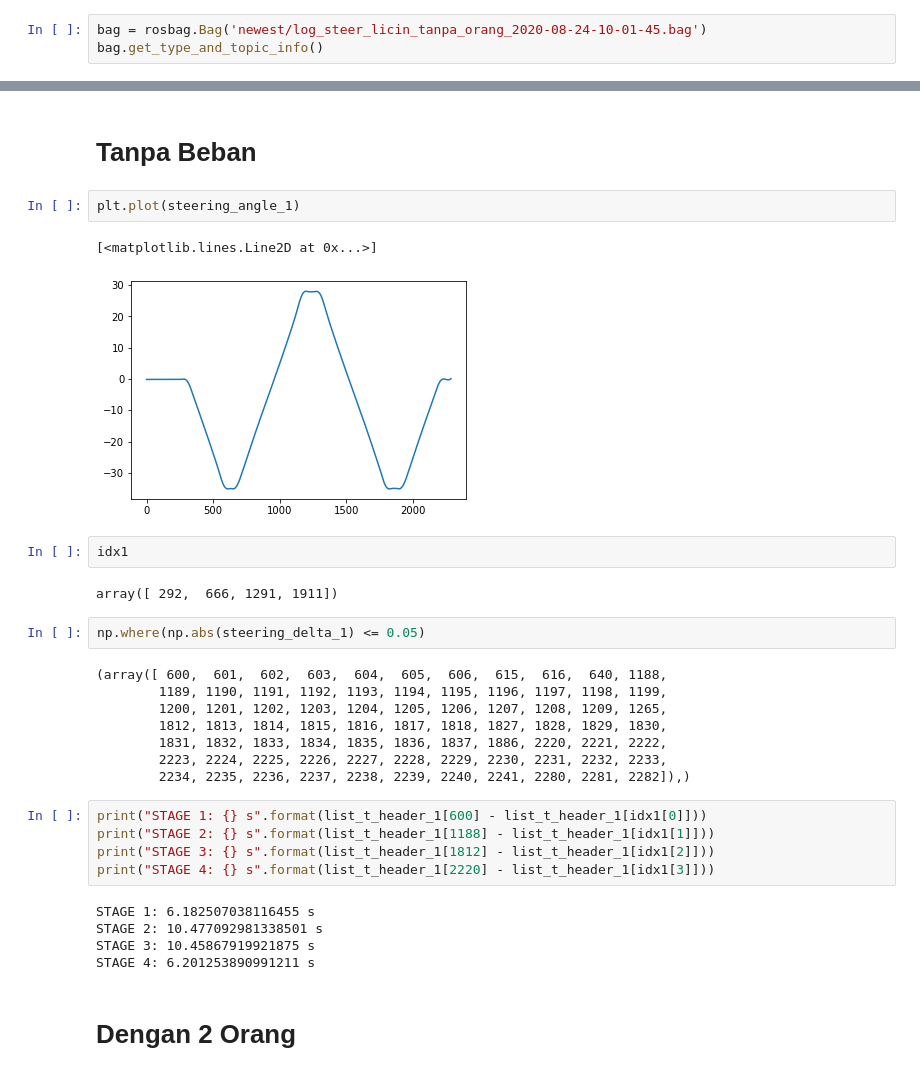
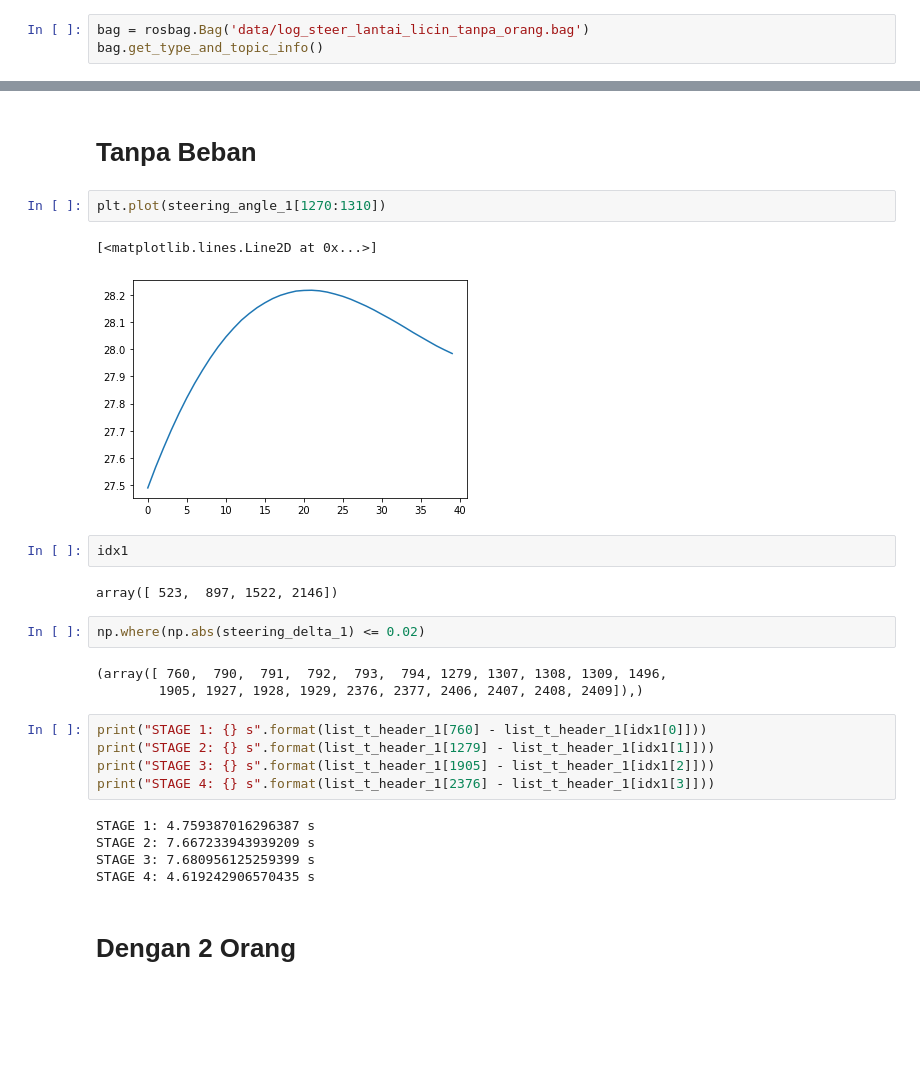
Before and after one commit to fadamsyah/final-project, a Jupyter notebook: Actuator Data/Steering Angle/steering_angle_calibration.ipynb, the cells around one changed output, grey strips where cells are left out. Saved outputs shown, nothing was run; the diff lists cells and outputs as text; blank space fills up the shorter version.

```diff
--- a/Actuator Data/Steering Angle/steering_angle_calibration.ipynb
+++ b/Actuator Data/Steering Angle/steering_angle_calibration.ipynb
@@ -62,7 +55,7 @@ TypesAndTopicsTuple(msg_types={'pkg_ta/Control': 'f3ff5e621674977340f826fa8303fd
 # %% [markdown]
 # Tanpa Orang Lantai Licin
 # %%
-bag = rosbag.Bag('newest/log_steer_licin_tanpa_orang_2020-08-24-10-01-45.bag')
+bag = rosbag.Bag('data/log_steer_lantai_licin_tanpa_orang.bag')
 bag.get_type_and_topic_info()
 # %% [output]
 TypesAndTopicsTuple(msg_types={'pkg_ta/Control': 'f3ff5e621674977340f826fa8303fddf', 'pkg_ta/LogArduino': '794f6f831f1064c1b29b65087ebb232f', 'rosgraph_msgs/Log': 'acffd30cd6b6de30f120938c17c593fb'},  ...
@@ -270,34 +263,29 @@ plt.show()
 # %% [markdown]
 # Tanpa Beban
 # %%
-plt.plot(steering_angle_1)
+plt.plot(steering_angle_1[1270:1310])
 # %% [output]
 [<matplotlib.lines.Line2D at 0x...>]
-[figure, old version]
+[figure, new version]
 # %%
 idx1
 # %% [output]
-array([ 292,  666, 1291, 1911])
+array([ 523,  897, 1522, 2146])
 # %%
-np.where(np.abs(steering_delta_1) <= 0.05)
+np.where(np.abs(steering_delta_1) <= 0.02)
 # %% [output]
-(array([ 600,  601,  602,  603,  604,  605,  606,  615,  616,  640, 1188,
-        1189, 1190, 1191, 1192, 1193, 1194, 1195, 1196, 1197, 1198, 1199,
-        1200, 1201, 1202, 1203, 1204, 1205, 1206, 1207, 1208, 1209, 1265,
-        1812, 1813, 1814, 1815, 1816, 1817, 1818, 1827, 1828, 1829, 1830,
-        1831, 1832, 1833, 1834, 1835, 1836, 1837, 1886, 2220, 2221, 2222,
-        2223, 2224, 2225, 2226, 2227, 2228, 2229, 2230, 2231, 2232, 2233,
-        2234, 2235, 2236, 2237, 2238, 2239, 2240, 2241, 2280, 2281, 2282]),)
+(array([ 760,  790,  791,  792,  793,  794, 1279, 1307, 1308, 1309, 1496,
+        1905, 1927, 1928, 1929, 2376, 2377, 2406, 2407, 2408, 2409]),)
 # %%
-print("STAGE 1: {} s".format(list_t_header_1[600] - list_t_header_1[idx1[0]]))
-print("STAGE 2: {} s".format(list_t_header_1[1188] - list_t_header_1[idx1[1]]))
-print("STAGE 3: {} s".format(list_t_header_1[1812] - list_t_header_1[idx1[2]]))
-print("STAGE 4: {} s".format(list_t_header_1[2220] - list_t_header_1[idx1[3]]))
+print("STAGE 1: {} s".format(list_t_header_1[760] - list_t_header_1[idx1[0]]))
+print("STAGE 2: {} s".format(list_t_header_1[1279] - list_t_header_1[idx1[1]]))
+print("STAGE 3: {} s".format(list_t_header_1[1905] - list_t_header_1[idx1[2]]))
+print("STAGE 4: {} s".format(list_t_header_1[2376] - list_t_header_1[idx1[3]]))
 # %% [output]
-STAGE 1: 6.182507038116455 s
-STAGE 2: 10.477092981338501 s
-STAGE 3: 10.45867919921875 s
-STAGE 4: 6.201253890991211 s
+STAGE 1: 4.759387016296387 s
+STAGE 2: 7.667233943939209 s
+STAGE 3: 7.680956125259399 s
+STAGE 4: 4.619242906570435 s
 # %% [markdown]
 # Dengan 2 Orang
 # %%
```
Also changed, not shown: parts of 16 cells of this notebook, 13 other files.
